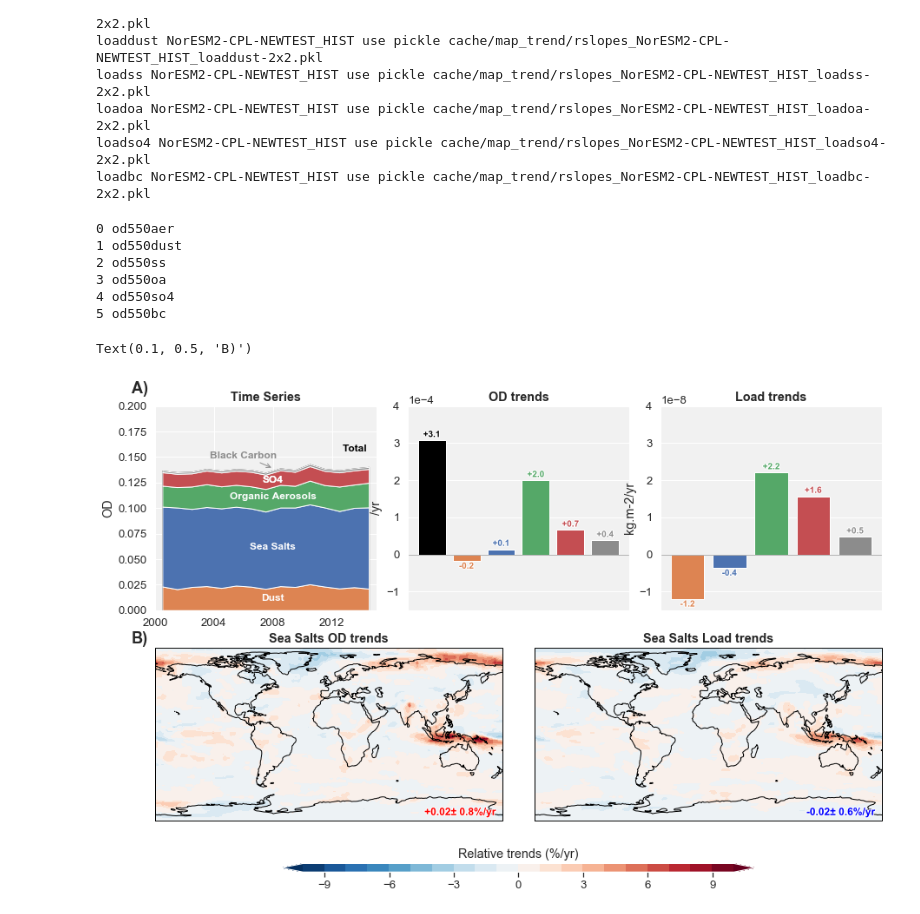
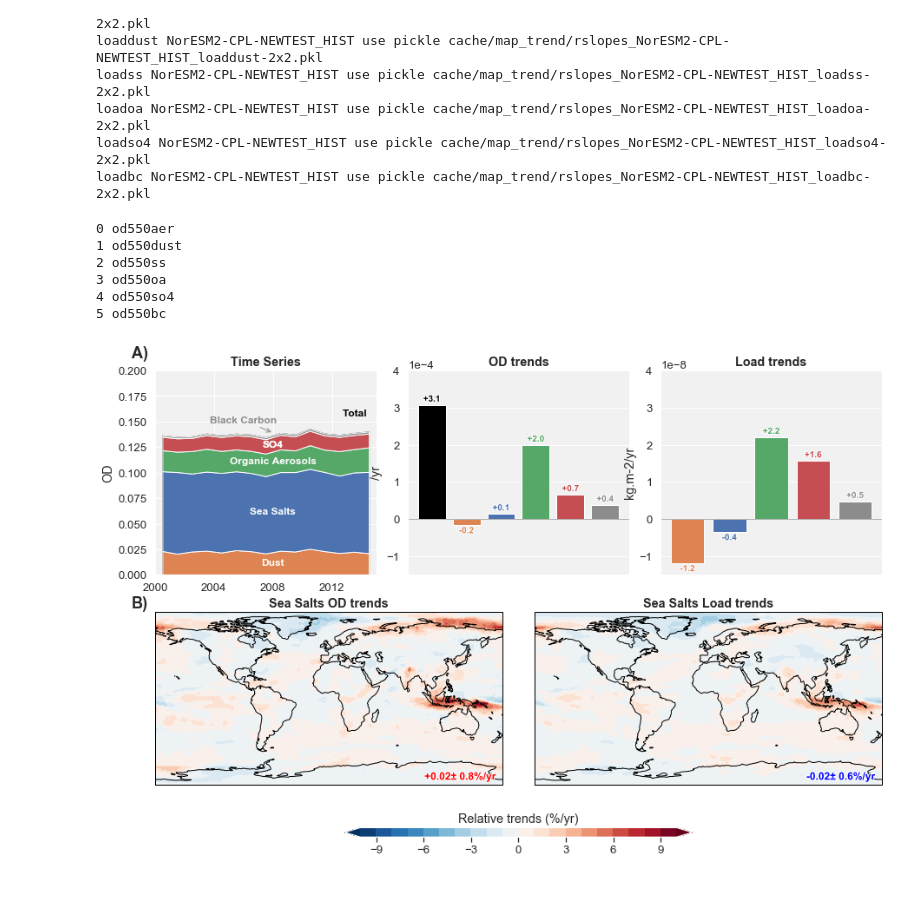
Before and after one commit to AugustinMortier/aerosol_trends, a Jupyter notebook: scripts/species_trends.ipynb, the cells around one changed output. Saved outputs shown, nothing was run; the diff lists cells and outputs as text; code cells hidden in the pictures.

Commit message:
add species pannel

```diff
--- a/scripts/species_trends.ipynb
+++ b/scripts/species_trends.ipynb
@@ -1336,35 +1336,34 @@ for n in np.arange(0,6):
         else:
             fcolor = 'blue'
         txt_source = '{:+4.2f}±{:4.1f}%/yr'.format(mean_slope, std_slope)
         txt2 = ax.text(0.98,0.02,txt_source,ha='right',va='bottom',transform=ax.transAxes,
                        fontsize=12,fontweight='bold',
                        color=fcolor, zorder=99
                       )
         txt2.set_path_effects([PathEffects.withStroke(linewidth=2, foreground='w')])
 
         cmin, cmax = -10, 10
         im = ax.contourf(lons,lats,rslopes,levels=np.arange(cmin,cmax+1,1),vmin=cmin,vmax=cmax,transform=ccrs.PlateCarree(),cmap='RdBu_r',extend='both')
         plt.title('Sea Salts Load trends',fontweight='bold')
     if n==5:
-        ax = fig.add_subplot(gs[2, 2:10])
+        ax = fig.add_subplot(gs[2, 3:9])
         cb = fig.colorbar(im, ax=ax, cax=ax, orientation='horizontal', shrink=1)
         cb.ax.set_title('Relative trends (%/yr)')
-        ax.set_aspect(.02)
+        ax.set_aspect(.03)
 
     #for ll axes #setbackground color
     ax.set_facecolor('#F1F1F1')
 
 #add A and B
 fig.text(0.1,.9,'A)',fontweight='bold', fontsize=18)
 fig.text(0.1,.5,'B)',fontweight='bold', fontsize=18)
 
-#plt.savefig('figs/pannel-'+slp+'_species_trends.png', dpi=300, bbox_inches='tight')
+plt.savefig('figs/pannel-'+slp+'_species_trends.png', dpi=300, bbox_inches='tight')
 # %% [output]
 0 od550aer
 1 od550dust
 2 od550ss
 3 od550oa
 4 od550so4
 5 od550bc
-Text(0.1, 0.5, 'B)')
-[figure, old version]
+[figure, new version]
```
Also changed, not shown: 1 other file.
